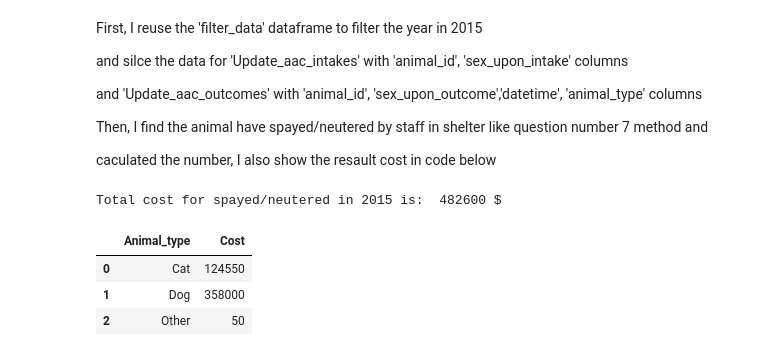
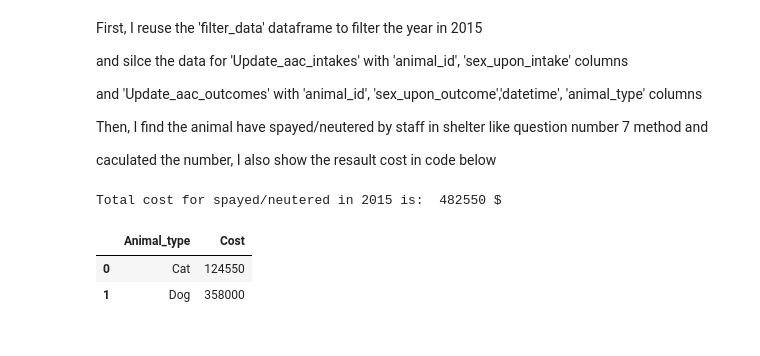
Before and after one commit to cuongdoduy/Pet-Shelter-Analysis, a Jupyter notebook: Project_5.ipynb, the cells around one changed output. Cells and saved outputs as stored; diff of their text form; code cells hidden in the pictures.

```diff
--- a/Project_5.ipynb
+++ b/Project_5.ipynb
@@ -28,7 +59,7 @@ aac_intakes.sort_values('animal_id')
 #### Read file aac_outcomes.csv and save as 'aac_outcomes' dataframe
 # %%
 ##### Read file aac_outcomes.csv
-aac_outcomes = pd.read_csv(r'C:\Users\tuong\Documents\Python_Data_Analyst_Treehouse\Project_5\DataSet\aac_outcomes.csv')
+aac_outcomes = pd.read_csv(r'aac_outcomes.csv')
 aac_outcomes.sort_values('animal_id')
 # %% [output]
 |  | age_upon_outcome | animal_id | animal_type | breed | color | date_of_birth | datetime | monthyear | ... |
@@ -325,39 +363,51 @@ the average munber of animal had spayed/neutered by staff
 # %%
 '''7. About how many animals are spayed/neutered each month?
 This will help the shelter allocate resources and staff. Assume that all intact males and females will be spayed/neutered.'''
-# Get columns 'animal_id', 'sex_upon_intake' in Update_aac_intakes and 'animal_id', 'sex_upon_outcome','datetime' in Update_aac_outcomes
-short_Update_aac_intakes = Update_aac_intakes[['animal_id', 'sex_upon_intake']]
-short_Update_aac_outcomes = Update_aac_outcomes[['animal_id', 'sex_upon_outcome','datetime']]
+##Step 1: Check the first time and the last time that animal's information had record
+# Step 1.1 Slice small data to see the 'sex_upon_intake' and 'sex_upon_outcome' column
+short_intake = aac_intakes[['animal_id', 'sex_upon_intake']]
+short_outcome = aac_outcomes[['animal_id', 'sex_upon_outcome','datetime']]
+# Step 1.2 Drop duplicate values in the fisrt time that animal's information had record
+new_short_intake = short_intake.drop_duplicates(subset = ['animal_id'])
+# Step 1.3 Select the last date that animal's information had record
+new_short_outcome = short_outcome.sort_values(by = 'datetime')
+new_short_outcome = new_short_outcome.drop_duplicates(subset = ['animal_id'], keep = 'last')
 
-# Intersection tow short data above
-intersection_data = pd.merge(short_Update_aac_intakes, short_Update_aac_outcomes, how ='inner', on =['animal_id'])
+## Step 2: Intersection 2 dataframe to see the each column values
+# Use 'pd.merge' and give parameters 'how ='inner''
+# to return only the rows in which the left table have matching keys values column in the right table
+# and 'on' by column you choose
+intersection_data = pd.merge(new_short_intake, new_short_outcome, how ='inner', on =['animal_id'])
 
-# Find the animal have not spayed/neutered before
+## Step 3: Find the animal have not spayed/neutered before
 intake_no_sp_ne = intersection_data[(intersection_data.sex_upon_intake != 'Spayed Female')
                      | (intersection_data.sex_upon_intake != 'Neutered Male')]
 
-# Find the animal have spayed/neutered after leave in shelter
+## Step 4: Find the animal have spayed/neutered after leave in shelter
 outcome_sp_ne = intake_no_sp_ne[(intake_no_sp_ne.sex_upon_outcome == 'Neutered Male')
           | (intake_no_sp_ne.sex_upon_outcome == 'Spayed Female')]
 
-# Find the animal have spayed/neutered by staff in shelter
+## Step 5: Find the animal have spayed/neutered by staff in shelter
 filter_data = outcome_sp_ne[((outcome_sp_ne.sex_upon_intake != 'Neutered Male')
                     & (outcome_sp_ne.sex_upon_outcome == 'Neutered Male'))
                 | ((outcome_sp_ne.sex_upon_intake != 'Spayed Female')
                     & (outcome_sp_ne.sex_upon_outcome == 'Spayed Female'))]
 
-# Find the first time record in data
+## Step 6: Find the first time record in data
+# Use .min() method
 first_time_record = filter_data['datetime'].min()
 
-# Find the last time record in data
+## Step 7: Find the last time record in data
+# Use .max() method
 last_time_record = filter_data['datetime'].max()
 
-# Total times had record in data
+## Step 8: Total times had record in data by month
+# Use '.np.timedelta64' calculate datetime data type
 month_number_recrd = round((last_time_record - first_time_record)/np.timedelta64(1, 'M'),0)
 
-# Convert Timedelta to month int
+## Step 9: Convert Timedelta to month int
 month_number = (last_time_record - first_time_record)/np.timedelta64(1, 'M')
 
-# Caculated the average munber of animal had spayed/neutered by staff
-filter_data.shape[0] / month_number
+## Step 10: Caculated the average munber of animal had spayed/neutered by staff
+print('There are',round(filter_data.shape[0] / month_number,2), 'pets had neutered/spayed each month')
 # %% [output]
@@ -510,36 +544,35 @@ filter_data = outcome_sp_ne[((outcome_sp_ne.sex_upon_intake != 'Neutered Male')
                 | ((outcome_sp_ne.sex_upon_intake != 'Spayed Female')
                     & (outcome_sp_ne.sex_upon_outcome == 'Spayed Female'))]
 
 # Select data from year = 2015
 reuse_filter_data_2015 = filter_data[(filter_data['datetime'] > "2015-01-01") & (filter_data['datetime'] < "2015-12-31")]
 
 # Group data by 'animal_type'
 number_SpNe = reuse_filter_data_2015.groupby(reuse_filter_data_2015.animal_type).count()
 
 # Caculated the cost and add them to the list
 list_Cost = []
 countNumber = 0
 for value in number_SpNe.index.tolist():
     if number_SpNe.index[countNumber] == 'Dog':
         list_Cost.append(int(number_SpNe.iloc[countNumber].animal_id) * 100)
-    else:
+    if number_SpNe.index[countNumber] == 'Cat':
         list_Cost.append(int(number_SpNe.iloc[countNumber].animal_id) * 50)
     countNumber = countNumber + 1
 
 # Show data
 animal_type = number_SpNe.index.tolist()
 zipped = list(zip(animal_type, list_Cost))
 showdata = pd.DataFrame(zipped, columns=['Animal_type', 'Cost'])
 
 print('Total cost for spayed/neutered in 2015 is: ',sum(list_Cost), '$')
 
 showdata
 # %% [output]
-Total cost for spayed/neutered in 2015 is:  482600 $
+Total cost for spayed/neutered in 2015 is:  482550 $
 |  | Animal_type | Cost |
 | 0 | Cat | 124550 |
 | 1 | Dog | 358000 |
-| 2 | Other | 50 |
 # %%
 aac_intakes.sort_values('animal_id')
 # %% [output]
```
Also changed, not shown: parts of 18 cells of this notebook.
